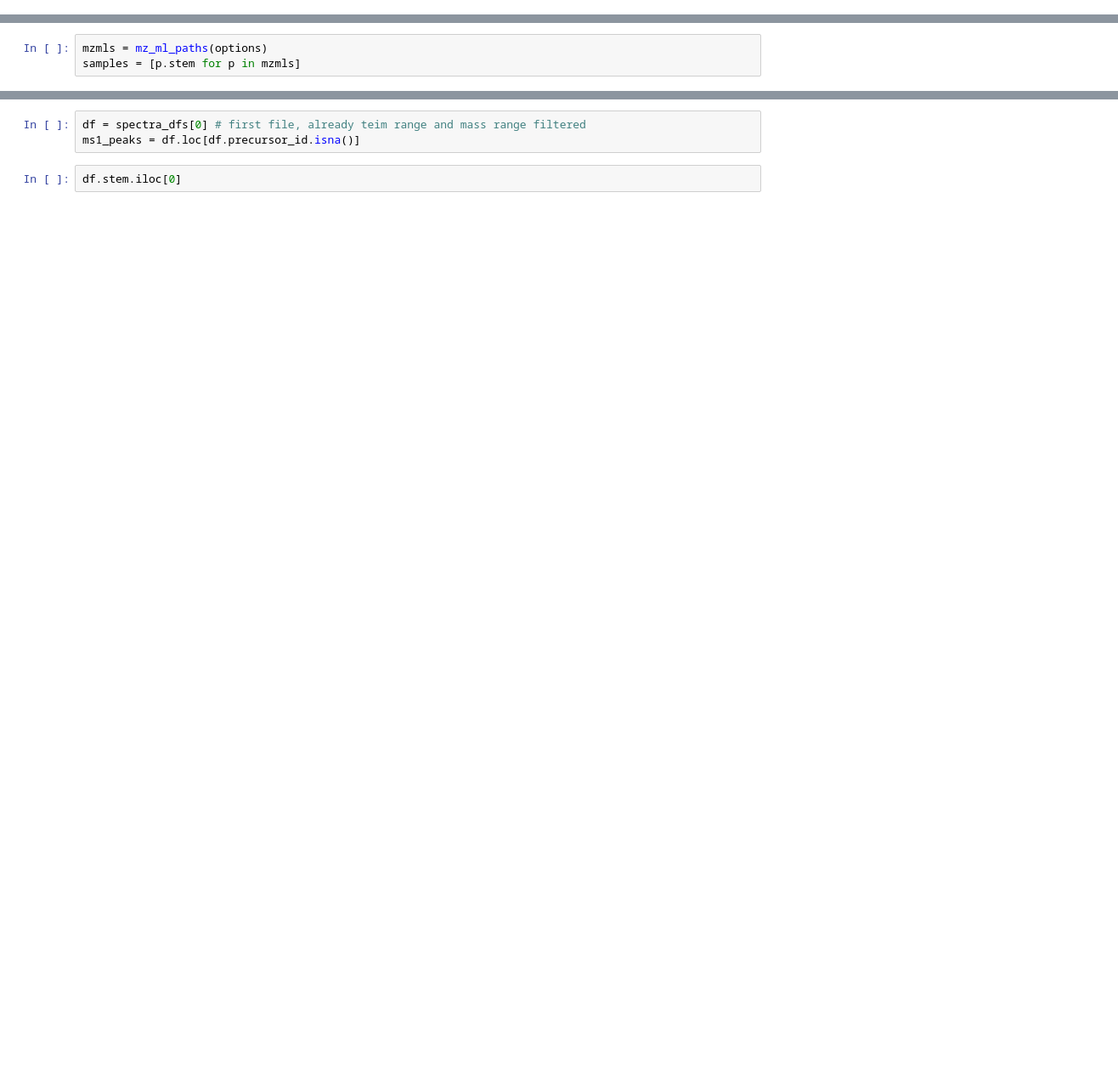
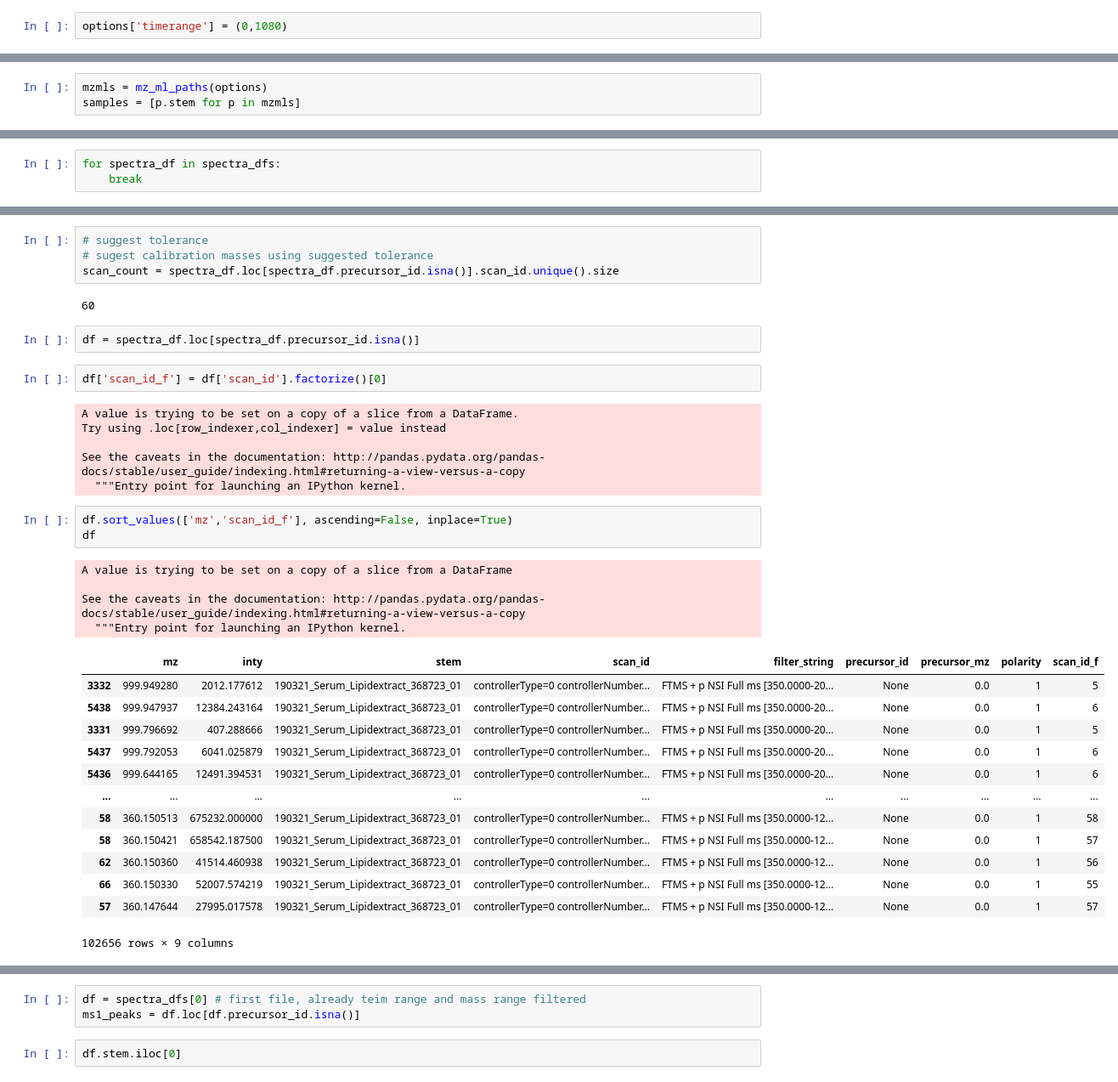
Before and after one commit to lifs-tools/lipidxplorer, a Jupyter notebook: lx1_refactor.ipynb, the cells around one changed output, grey strips where cells are left out. Shown at 85% size. Drawn from its saved outputs; the diff is of its cells as text; blank space fills up the shorter version.

Commit message:
feat: add suggestions

```diff
--- a/lx1_refactor.ipynb
+++ b/lx1_refactor.ipynb
@@ -5,3 +5,5 @@ from LX2_masterscan import mz_ml_paths, spectra_2_df
 # %%
 import pickle
 with open('optoins.pkl','rb') as f: options = pickle.load(f)
+# %%
+options['timerange'] = (0,1080)
@@ -14,0 +26,3 @@ spectra_dfs = spectra_2_df(options)
+# %%
+for spectra_df in spectra_dfs:
+    break
@@ -14,0 +42,37 @@ spectra_dfs = spectra_2_df(options)
+# %%
+# suggest tolerance
+# sugest calibration masses using suggested tolerance
+scan_count = spectra_df.loc[spectra_df.precursor_id.isna()].scan_id.unique().size
+# %% [output]
+60
+# %%
+df = spectra_df.loc[spectra_df.precursor_id.isna()]
+# %%
+df['scan_id_f'] = df['scan_id'].factorize()[0]
+# %% [output]
+A value is trying to be set on a copy of a slice from a DataFrame.
+Try using .loc[row_indexer,col_indexer] = value instead
+
+See the caveats in the documentation: http://pandas.pydata.org/pandas-docs/stable/user_guide/indexing.html#returning-a-view-versus-a-copy
+  """Entry point for launching an IPython kernel.
+# %%
+df.sort_values(['mz','scan_id_f'], ascending=False, inplace=True)
+df
+# %% [output]
+A value is trying to be set on a copy of a slice from a DataFrame
+
+See the caveats in the documentation: http://pandas.pydata.org/pandas-docs/stable/user_guide/indexing.html#returning-a-view-versus-a-copy
+  """Entry point for launching an IPython kernel.
+|  | mz | inty | stem | scan_id | filter_string | precursor_id | precursor_mz | polarity | scan_id_f |
+| 3332 | 999.949280 | 2012.177612 | 190321_Serum_Lipidextract_368723_01 | controllerType=0 controllerNumber... | FTMS + p NSI Full ms [350.0000-20... | None | 0.0 | 1 | 5 |
+| 5438 | 999.947937 | 12384.243164 | 190321_Serum_Lipidextract_368723_01 | controllerType=0 controllerNumber... | FTMS + p NSI Full ms [350.0000-20... | None | 0.0 | 1 | 6 |
+| 3331 | 999.796692 | 407.288666 | 190321_Serum_Lipidextract_368723_01 | controllerType=0 controllerNumber... | FTMS + p NSI Full ms [350.0000-20... | None | 0.0 | 1 | 5 |
+| 5437 | 999.792053 | 6041.025879 | 190321_Serum_Lipidextract_368723_01 | controllerType=0 controllerNumber... | FTMS + p NSI Full ms [350.0000-20... | None | 0.0 | 1 | 6 |
+| 5436 | 999.644165 | 12491.394531 | 190321_Serum_Lipidextract_368723_01 | controllerType=0 controllerNumber... | FTMS + p NSI Full ms [350.0000-20... | None | 0.0 | 1 | 6 |
+| ... | ... | ... | ... | ... | ... | ... | ... | ... | ... |
+| 58 | 360.150513 | 675232.000000 | 190321_Serum_Lipidextract_368723_01 | controllerType=0 controllerNumber... | FTMS + p NSI Full ms [350.0000-12... | None | 0.0 | 1 | 58 |
+| 58 | 360.150421 | 658542.187500 | 190321_Serum_Lipidextract_368723_01 | controllerType=0 controllerNumber... | FTMS + p NSI Full ms [350.0000-12... | None | 0.0 | 1 | 57 |
+| 62 | 360.150360 | 41514.460938 | 190321_Serum_Lipidextract_368723_01 | controllerType=0 controllerNumber... | FTMS + p NSI Full ms [350.0000-12... | None | 0.0 | 1 | 56 |
+| 66 | 360.150330 | 52007.574219 | 190321_Serum_Lipidextract_368723_01 | controllerType=0 controllerNumber... | FTMS + p NSI Full ms [350.0000-12... | None | 0.0 | 1 | 55 |
+| 57 | 360.147644 | 27995.017578 | 190321_Serum_Lipidextract_368723_01 | controllerType=0 controllerNumber... | FTMS + p NSI Full ms [350.0000-12... | None | 0.0 | 1 | 57 |
+102656 rows × 9 columns
```
Also changed, not shown: parts of 31 cells of this notebook, 33 other files.
